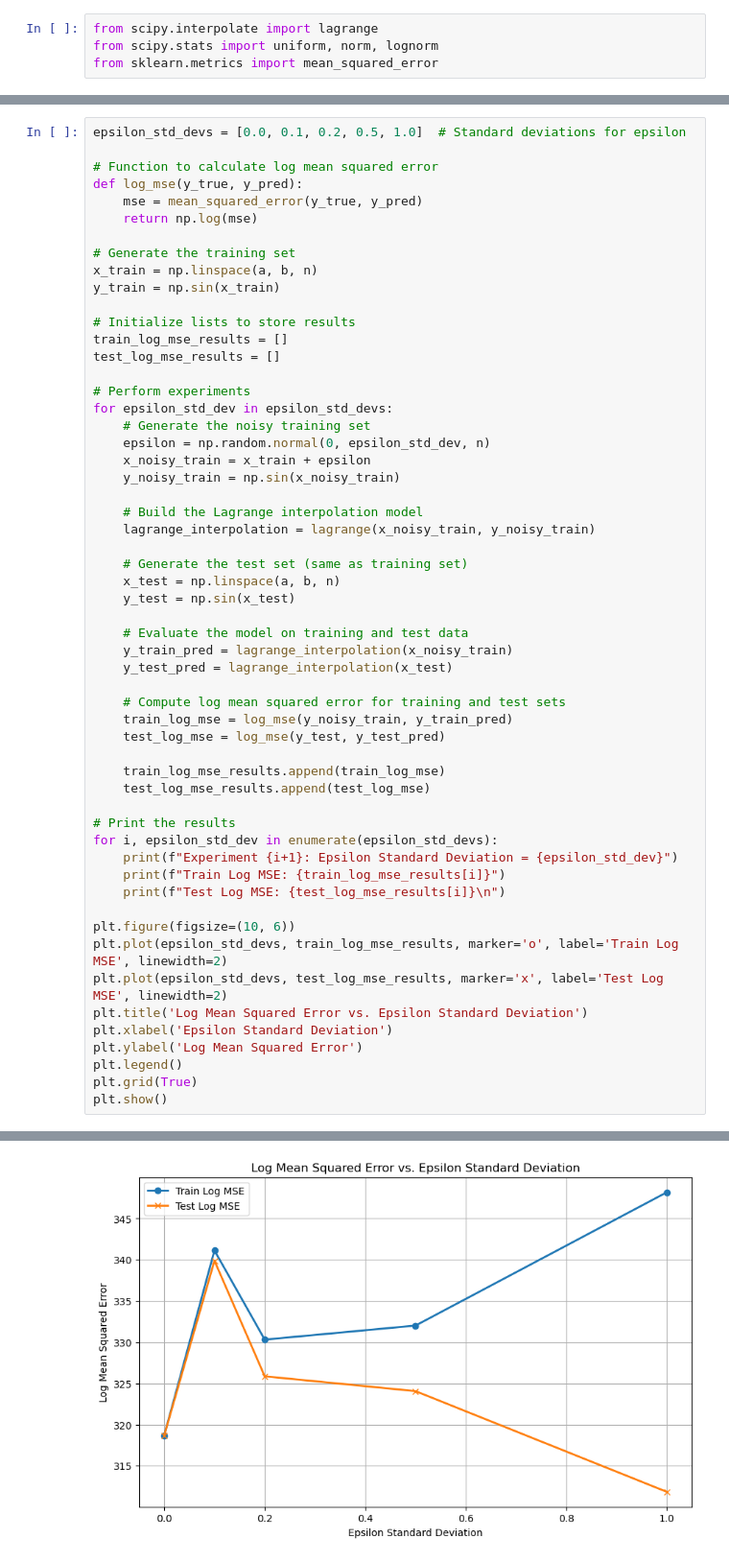
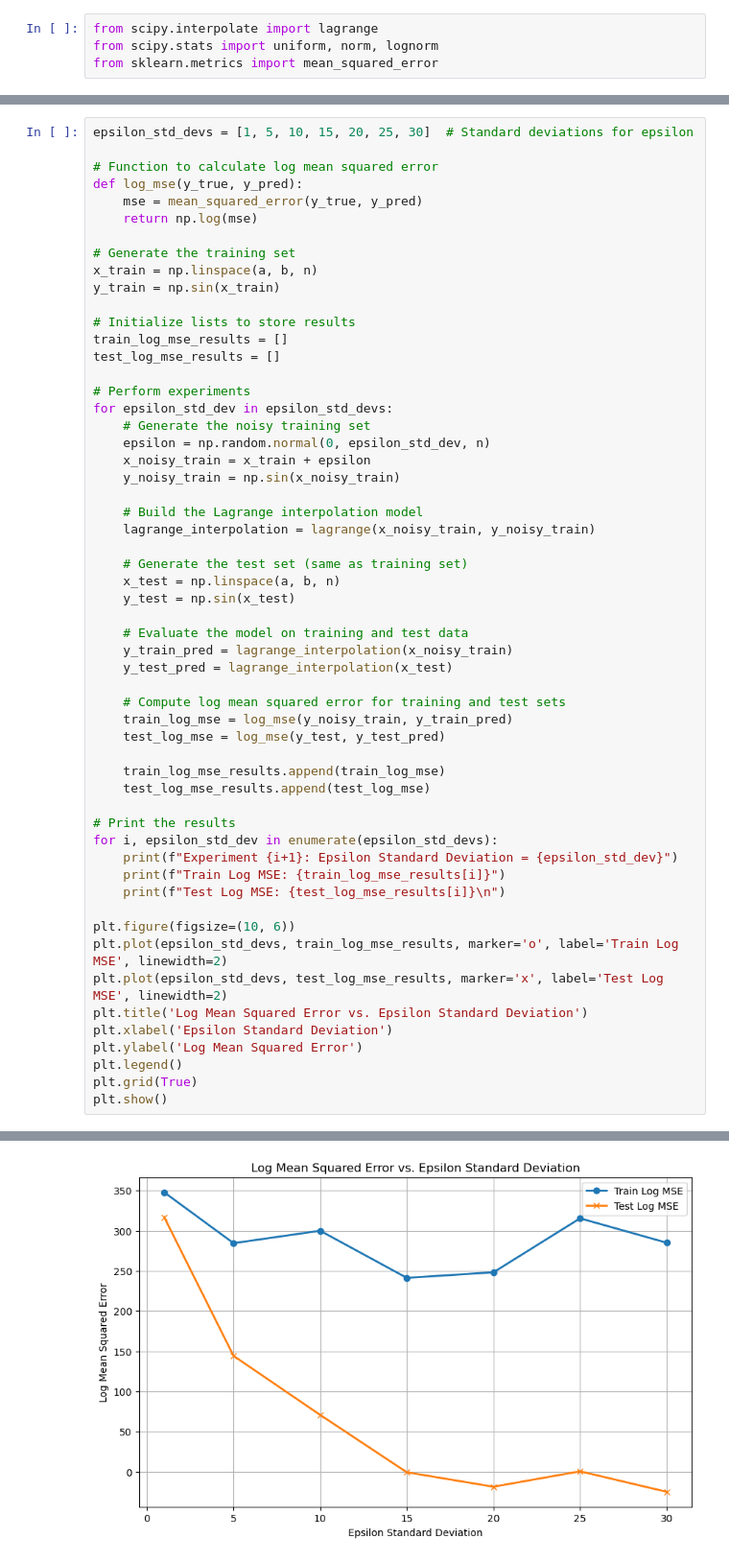
Before and after one commit to Aurodexdis/CS760, a Jupyter notebook: HW2 Code.ipynb, the cells around one changed output, grey strips where cells are left out. Shown at 96% size. Saved outputs shown, nothing was run; the diff lists cells and outputs as text.

```diff
--- a/HW2 Code.ipynb
+++ b/HW2 Code.ipynb
@@ -1245,5 +1251,5 @@ Test Log Mean Squared Error: 344.7667
 # %%
-epsilon_std_devs = [0.0, 0.1, 0.2, 0.5, 1.0]  # Standard deviations for epsilon
+epsilon_std_devs = [1, 5, 10, 15, 20, 25, 30]  # Standard deviations for epsilon
 
 # Function to calculate log mean squared error
 def log_mse(y_true, y_pred):
@@ -1321 +1325 @@ Test Log MSE: 311.85529590973744
-[figure, old version]
+[figure, new version]
```
Also changed, not shown: parts of 3 cells of this notebook.
